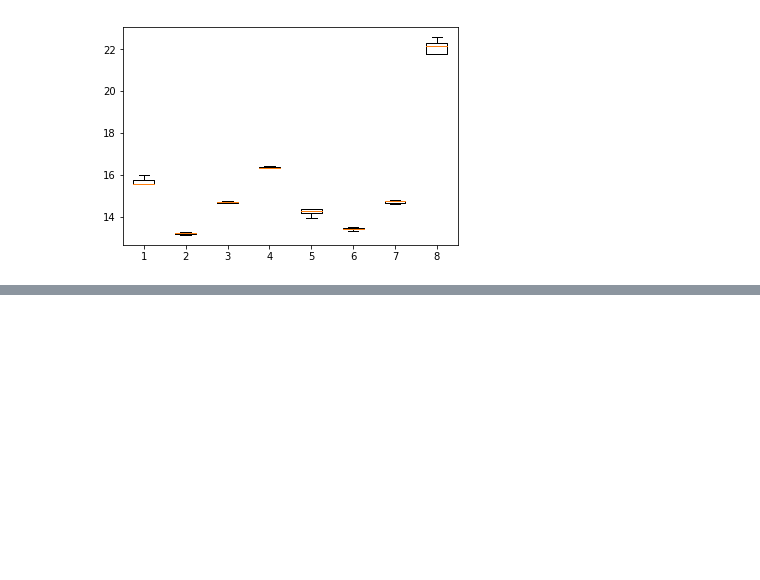
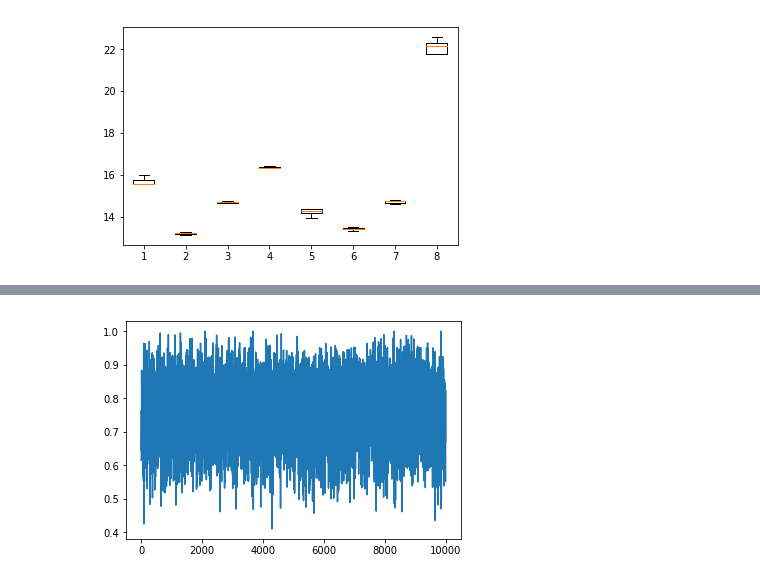
Before and after one commit to amjadmajid/Distributed-Batteryless-Microphone, a Jupyter notebook: scripts/plottingScripts/DistributedIntermittentSystemsModeling.ipynb, the cells around one changed output, grey strips where cells are left out. Cells and saved outputs as stored; diff of their text form; code cells hidden in the pictures; blank space fills up the shorter version.

```diff
--- a/scripts/plottingScripts/DistributedIntermittentSystemsModeling.ipynb
+++ b/scripts/plottingScripts/DistributedIntermittentSystemsModeling.ipynb
@@ -476,18 +476,3 @@ plt.show()
 # %% [output]
 8
 [figure]
-# %%
-import numpy as np
-import matplotlib.pyplot as plt
-
-
-data = [[1,3,5], [2,4,9] , [4,7,2]]
-data= np.transpose(data)
-print(data)
-color_list = ['r', 'k', 'b']
-gap = .1
-bw = (1-gap)/len(data)
-for i in range(len(data)):
-	plt.bar(np.arange(len(data[0])) +bw*i, data[i], width=bw, color=color_list[i])
-
-plt.show()
@@ -518,0 +479,55 @@ bar(*args, **kwargs)
+# %%
+# Simulating the availability of CIS
+import numpy as np
+import matplotlib.pyplot as plt
+
+mu_noise, sigma_noise = 0, 0.01
+mu_on, sigma_on = 0.1, 0.01
+mu_off, sigma_off = 1, 0.3
+num_nodes = 10
+power_cycles=[]
+
+num_simulation_iterations = 10000
+
+for i in range(num_nodes+1): # the additional 1 is to generate a reference node with a max power cycle
+    power_cycles.append( np.random.normal(mu_off, sigma_off,1)+np.random.normal(mu_on, sigma_on,1) )
+    print(power_cycles[i])
+
+max_power_cycle = np.max(power_cycles)
+print(np.argmax(power_cycles))
+del power_cycles[np.argmax(power_cycles)] # remove the reference power cycle, as applying modulo operation on it is not useful
+print(max_power_cycle)
+
+
+def time_span(intervals):
+    span=0
+    intervals.sort()
+    num_inters =  len(intervals)
+    for interval in range(num_inters-1):
+        dif = intervals[interval+1] - intervals[interval]
+        if dif < mu_on:
+            span+=dif
+        else:
+            span+=mu_on
+    # last node interval
+    if dif < mu_on:
+        span+=(mu_on-dif)
+    else:
+        span+=mu_on
+    return span
+
+
+# simulation of nodes' power cycle spreading
+availability=[]
+for j in range(num_simulation_iterations):
+    for i in range(num_nodes):
+        power_cycle_noise = np.random.normal(mu_noise, sigma_noise,1)
+        power_cycles[i] = power_cycles[i] * 2 % max_power_cycle
+    availability.append(time_span(power_cycles))
+
+print(np.average(availability))
+print(np.std(availability))
+plt.plot(availability)
+
+plt.show()
+# %% [output]
@@ -518,0 +549 @@ bar(*args, **kwargs)
+[figure, added]
```
Also changed, not shown: parts of 5 cells of this notebook, 10 other files.
